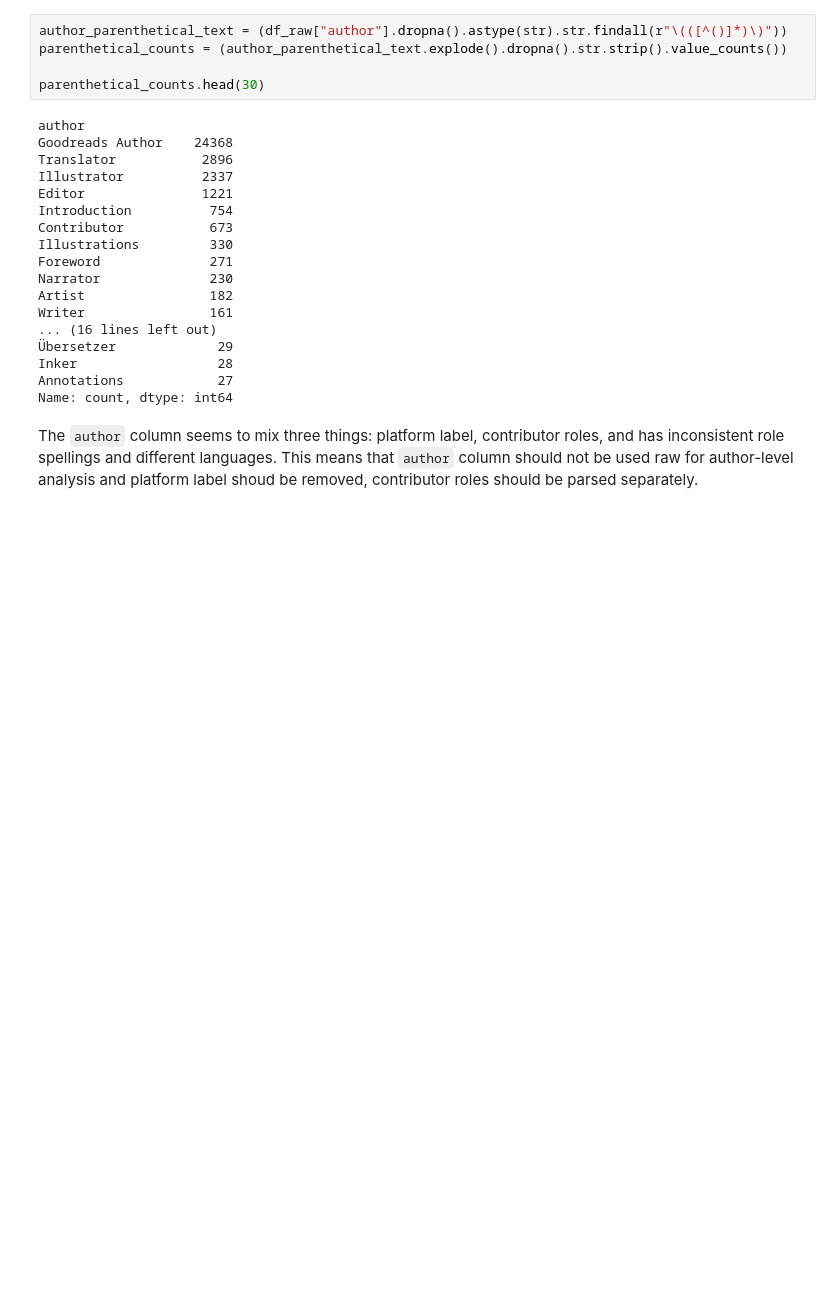
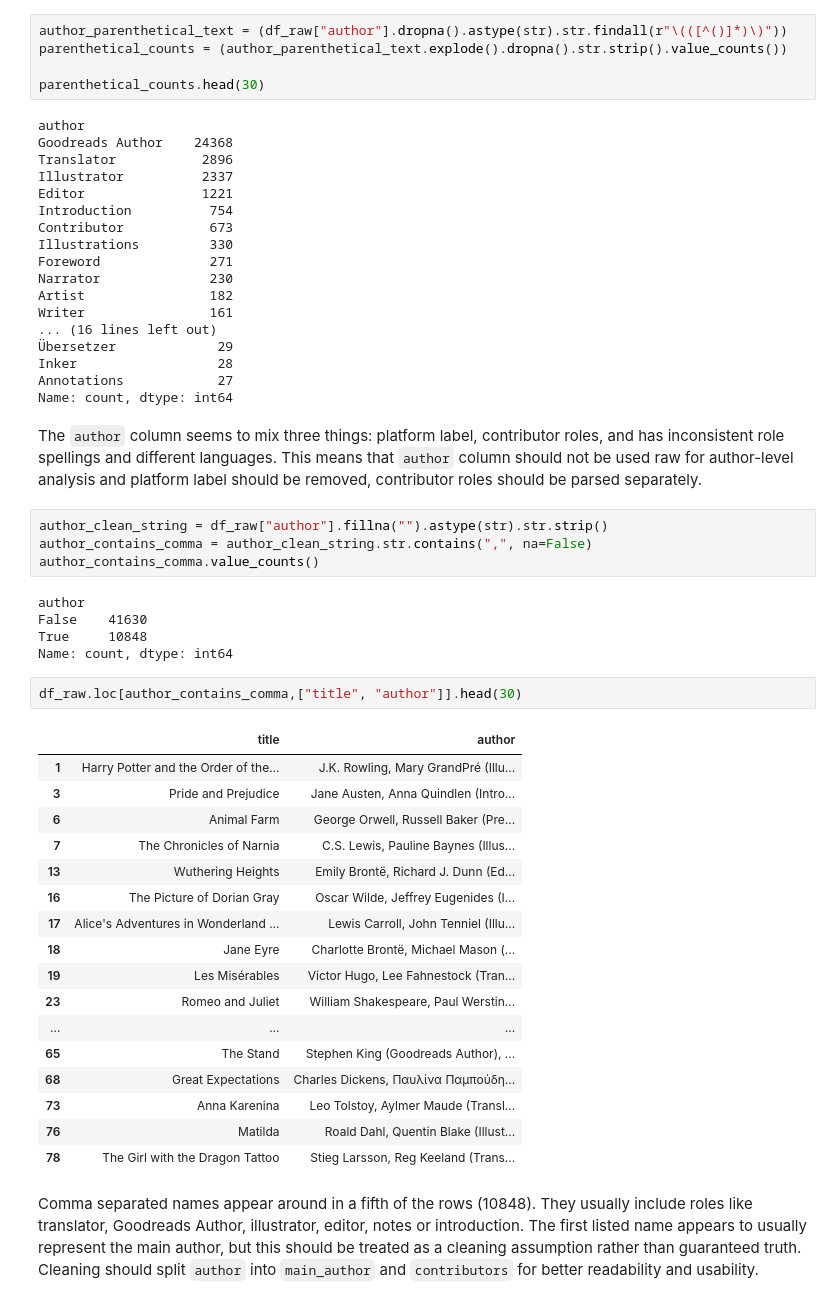
Before and after one commit to esabaliauskaite/book-dataset-analysis, a Jupyter notebook: notebooks/01_data_audit.ipynb, the cells around one changed output. Saved outputs shown, nothing was run; the diff lists cells and outputs as text; blank space fills up the shorter version.

```diff
--- a/notebooks/01_data_audit.ipynb
+++ b/notebooks/01_data_audit.ipynb
@@ -1505,4 +1487,35 @@ Inker                  28
 Annotations            27
 Name: count, dtype: int64
 # %% [markdown]
-The `author` column seems to mix three things: platform label, contributor roles, and has inconsistent role spellings and different languages. This means that `author` column should not be used raw for author-level analysis and platform label shoud be removed, contributor roles should be parsed separately.
+The `author` column seems to mix three things: platform label, contributor roles, and has inconsistent role spellings and different languages. This means that `author` column should not be used raw for author-level analysis and platform label should be removed, contributor roles should be parsed separately.
+# %%
+author_clean_string = df_raw["author"].fillna("").astype(str).str.strip()
+author_contains_comma = author_clean_string.str.contains(",", na=False)
+author_contains_comma.value_counts()
+# %% [output]
+author
+False    41630
+True     10848
+Name: count, dtype: int64
+# %%
+df_raw.loc[author_contains_comma,["title", "author"]].head(30)
+# %% [output]
+|  | title | author |
+| 1 | Harry Potter and the Order of the... | J.K. Rowling, Mary GrandPré (Illu... |
+| 3 | Pride and Prejudice | Jane Austen, Anna Quindlen (Intro... |
+| 6 | Animal Farm | George Orwell, Russell Baker (Pre... |
+| 7 | The Chronicles of Narnia | C.S. Lewis, Pauline Baynes (Illus... |
+| 13 | Wuthering Heights | Emily Brontë, Richard J. Dunn (Ed... |
+| 16 | The Picture of Dorian Gray | Oscar Wilde, Jeffrey Eugenides (I... |
+| 17 | Alice's Adventures in Wonderland ... | Lewis Carroll, John Tenniel (Illu... |
+| 18 | Jane Eyre | Charlotte Brontë, Michael Mason (... |
+| 19 | Les Misérables | Victor Hugo, Lee Fahnestock (Tran... |
+| 23 | Romeo and Juliet | William Shakespeare, Paul Werstin... |
+| ... | ... | ... |
+| 65 | The Stand | Stephen King (Goodreads Author), ... |
+| 68 | Great Expectations | Charles Dickens, Παυλίνα Παμπούδη... |
+| 73 | Anna Karenina | Leo Tolstoy, Aylmer Maude (Transl... |
+| 76 | Matilda | Roald Dahl, Quentin Blake (Illust... |
+| 78 | The Girl with the Dragon Tattoo | Stieg Larsson, Reg Keeland (Trans... |
+# %% [markdown]
+Comma separated names appear around in a fifth of the rows (10848). They usually include roles like translator, Goodreads Author, illustrator, editor, notes or introduction. The first listed name appears to usually represent the main author, but this should be treated as a cleaning assumption rather than guaranteed truth. Cleaning should split `author` into `main_author` and `contributors` for better readability and usability.
```
Also changed, not shown: parts of 19 cells of this notebook, 1 other file.
